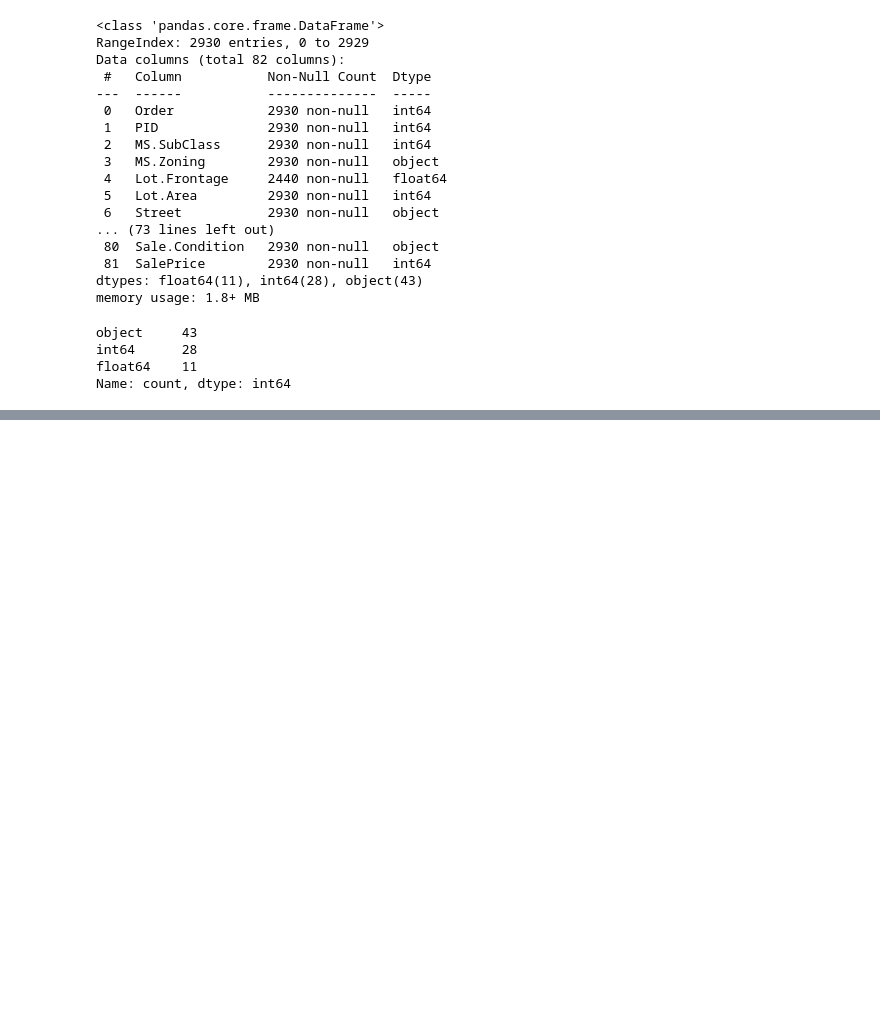
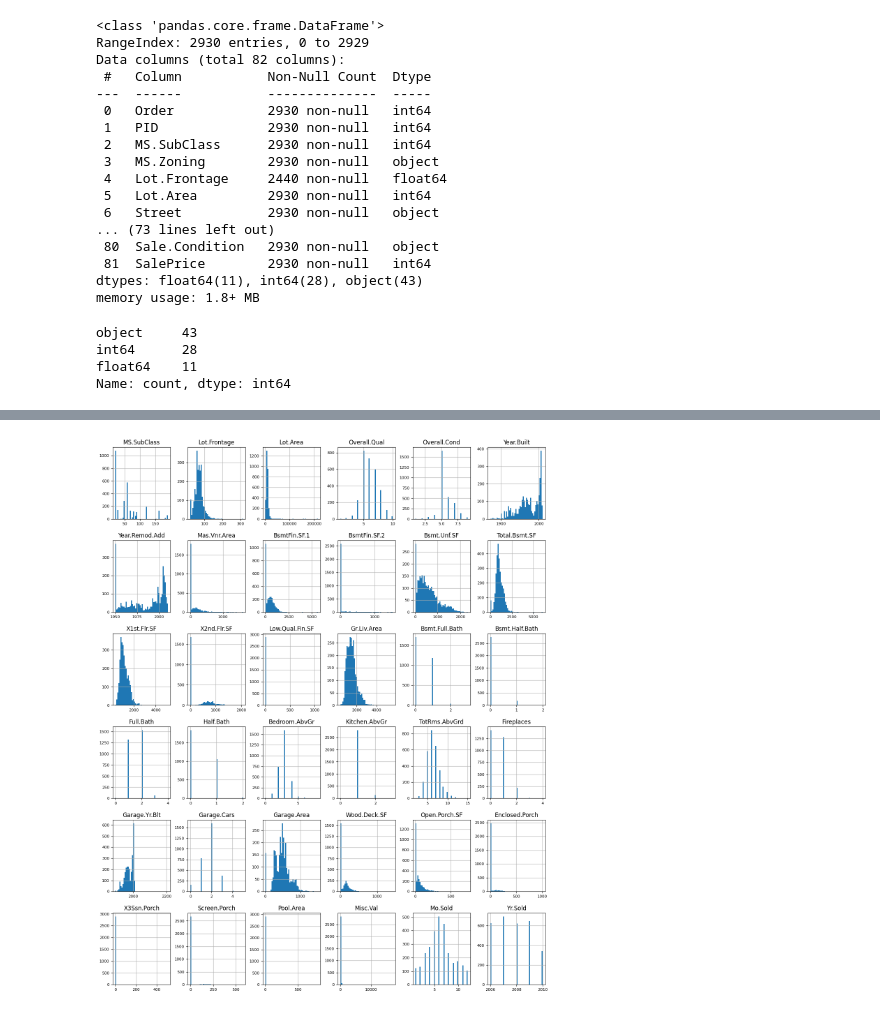
Before and after one commit to thomaschiari/Machine-Learning-Ames, a Jupyter notebook: notebooks/preprocessing.ipynb, the cells around one changed output, grey strips where cells are left out. Cells and saved outputs as stored; diff of their text form; code cells hidden in the pictures; blank space fills up the shorter version.

```diff
--- a/notebooks/preprocessing.ipynb
+++ b/notebooks/preprocessing.ipynb
@@ -96,0 +152,10 @@ df.drop(columns=['Order', 'PID'], inplace=True)
+# %%
+# APENAS PARA ANALISE
+
+X_num = df.select_dtypes(include=['int64', 'float64'])
+
+X_num.drop(columns=['SalePrice'], inplace=True)
+
+X_num.hist(figsize=(16, 20), bins=50, xlabelsize=8, ylabelsize=8);
+# %% [output]
+[figure, added]
```
Also changed, not shown: parts of 50 cells of this notebook, 21 other files.
